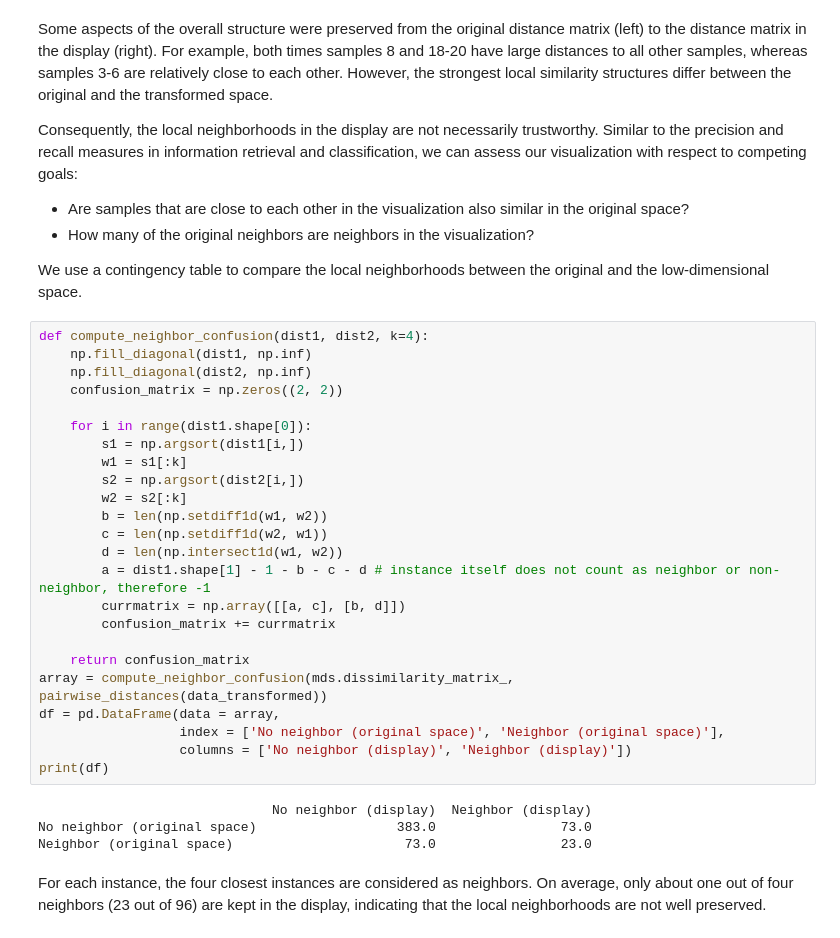
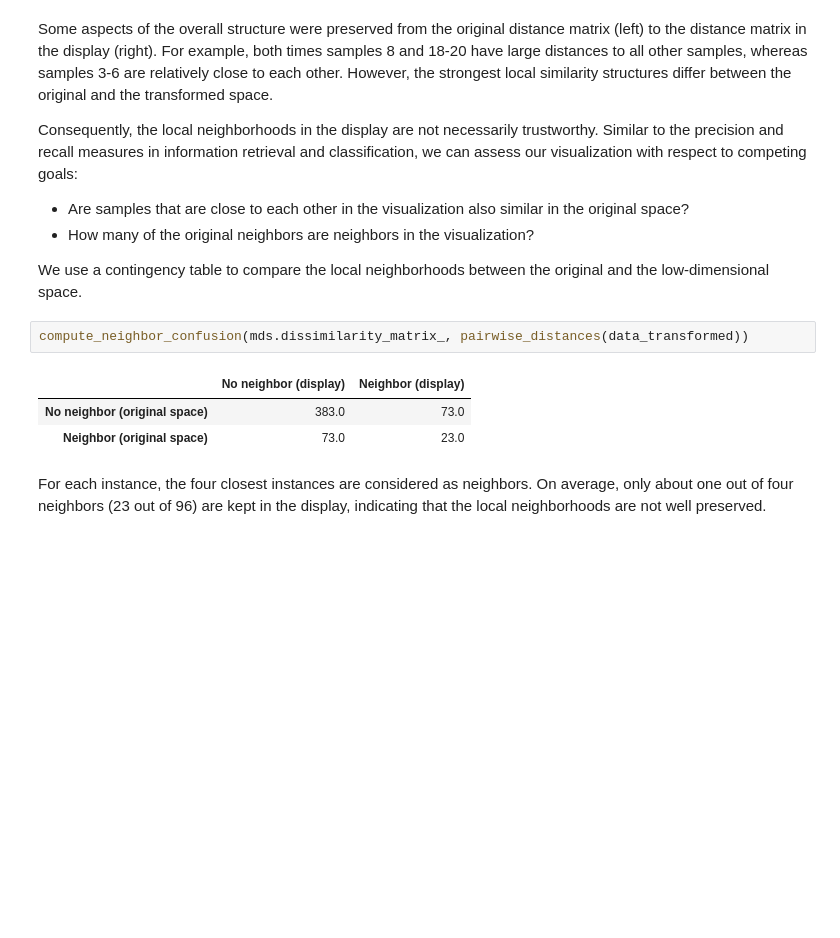
Before and after one commit to HelmholtzAI-Consultants-Munich/DimRed-Course, a Jupyter notebook: notebooks/1_feature_transformation.ipynb, the cells around one changed output. Drawn from its saved outputs; the diff is of its cells as text; blank space fills up the shorter version.

```diff
--- a/notebooks/1_feature_transformation.ipynb
+++ b/notebooks/1_feature_transformation.ipynb
@@ -172,34 +161,12 @@ Consequently, the local neighborhoods in the display are not necessarily trustwo
 - How many of the original neighbors are neighbors in the visualization?
 
 We use a  contingency table to compare the local neighborhoods between the original and the low-dimensional space.
-# %%
-def compute_neighbor_confusion(dist1, dist2, k=4):
-    np.fill_diagonal(dist1, np.inf)
-    np.fill_diagonal(dist2, np.inf)
-    confusion_matrix = np.zeros((2, 2))
-
-    for i in range(dist1.shape[0]):
-        s1 = np.argsort(dist1[i,])
-        w1 = s1[:k]
-        s2 = np.argsort(dist2[i,])
-        w2 = s2[:k]
-        b = len(np.setdiff1d(w1, w2))
-        c = len(np.setdiff1d(w2, w1))
-        d = len(np.intersect1d(w1, w2))
-        a = dist1.shape[1] - 1 - b - c - d # instance itself does not count as neighbor or non-neighbor, therefore -1
-        currmatrix = np.array([[a, c], [b, d]])
-        confusion_matrix += currmatrix
-
-    return confusion_matrix
-array = compute_neighbor_confusion(mds.dissimilarity_matrix_, pairwise_distances(data_transformed))
-df = pd.DataFrame(data = array,
-                  index = ['No neighbor (original space)', 'Neighbor (original space)'],
-                  columns = ['No neighbor (display)', 'Neighbor (display)'])
-print(df)
-# %% [output]
-                              No neighbor (display)  Neighbor (display)
-No neighbor (original space)                  383.0                73.0
-Neighbor (original space)                      73.0                23.0
+# %%
+compute_neighbor_confusion(mds.dissimilarity_matrix_, pairwise_distances(data_transformed))
+# %% [output]
+|  | No neighbor (display) | Neighbor (display) |
+| No neighbor (original space) | 383.0 | 73.0 |
+| Neighbor (original space) | 73.0 | 23.0 |
 # %% [markdown]
 For each instance, the four closest instances are considered as neighbors. On average, only about one out of four neighbors (23 out of 96) are kept in the display, indicating that the local neighborhoods are not well preserved.
 # %% [markdown]
```
Also changed, not shown: parts of 12 cells of this notebook, 5 other files.
